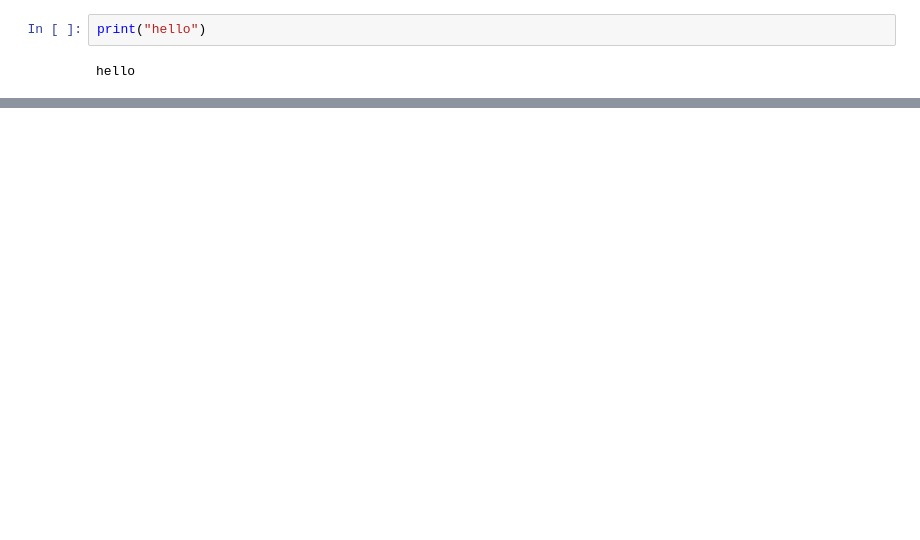
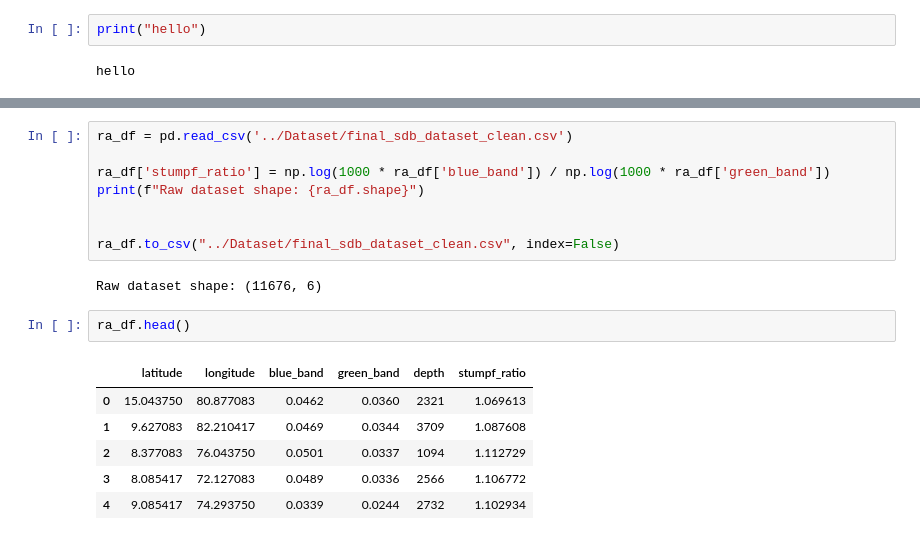
Before and after one commit to SpinoRexLegend/QDepth, a Jupyter notebook: Models/DataParser.ipynb, the cells around one changed output, grey strips where cells are left out. Drawn from its saved outputs; the diff is of its cells as text; blank space fills up the shorter version.

```diff
--- a/Models/DataParser.ipynb
+++ b/Models/DataParser.ipynb
@@ -16,0 +73,19 @@ FileNotFoundError: [Errno 2] No such file or directory: '../Dataset/final_sdb_da
+# %%
+ra_df = pd.read_csv('../Dataset/final_sdb_dataset_clean.csv')
+
+ra_df['stumpf_ratio'] = np.log(1000 * ra_df['blue_band']) / np.log(1000 * ra_df['green_band'])
+print(f"Raw dataset shape: {ra_df.shape}")
+
+
+ra_df.to_csv("../Dataset/final_sdb_dataset_clean.csv", index=False)
+# %% [output]
+Raw dataset shape: (11676, 6)
+# %%
+ra_df.head()
+# %% [output]
+|  | latitude | longitude | blue_band | green_band | depth | stumpf_ratio |
+| 0 | 15.043750 | 80.877083 | 0.0462 | 0.0360 | 2321 | 1.069613 |
+| 1 | 9.627083 | 82.210417 | 0.0469 | 0.0344 | 3709 | 1.087608 |
+| 2 | 8.377083 | 76.043750 | 0.0501 | 0.0337 | 1094 | 1.112729 |
+| 3 | 8.085417 | 72.127083 | 0.0489 | 0.0336 | 2566 | 1.106772 |
+| 4 | 9.085417 | 74.293750 | 0.0339 | 0.0244 | 2732 | 1.102934 |
```
Also changed, not shown: parts of 5 cells of this notebook, 10 other files.
